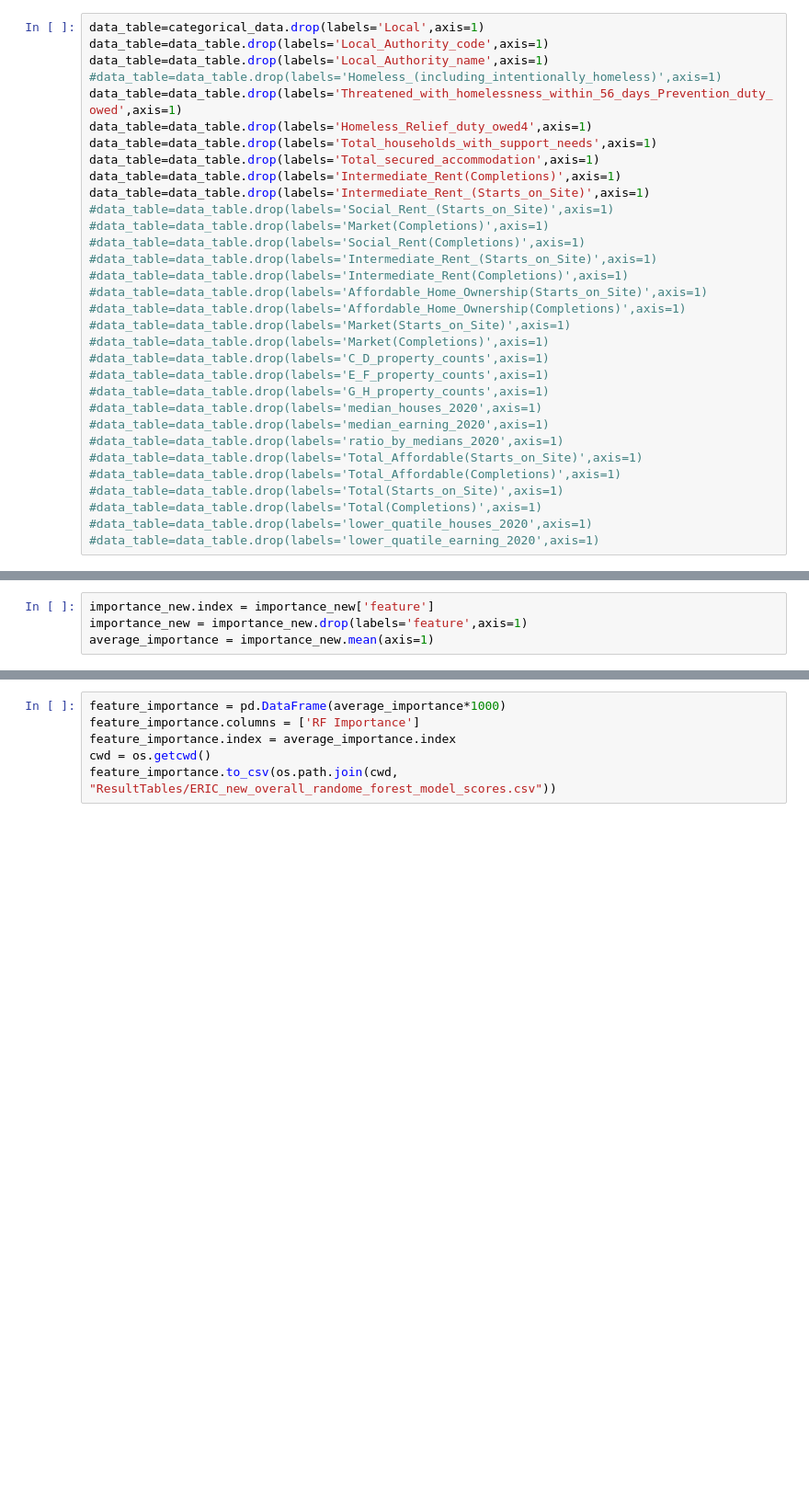
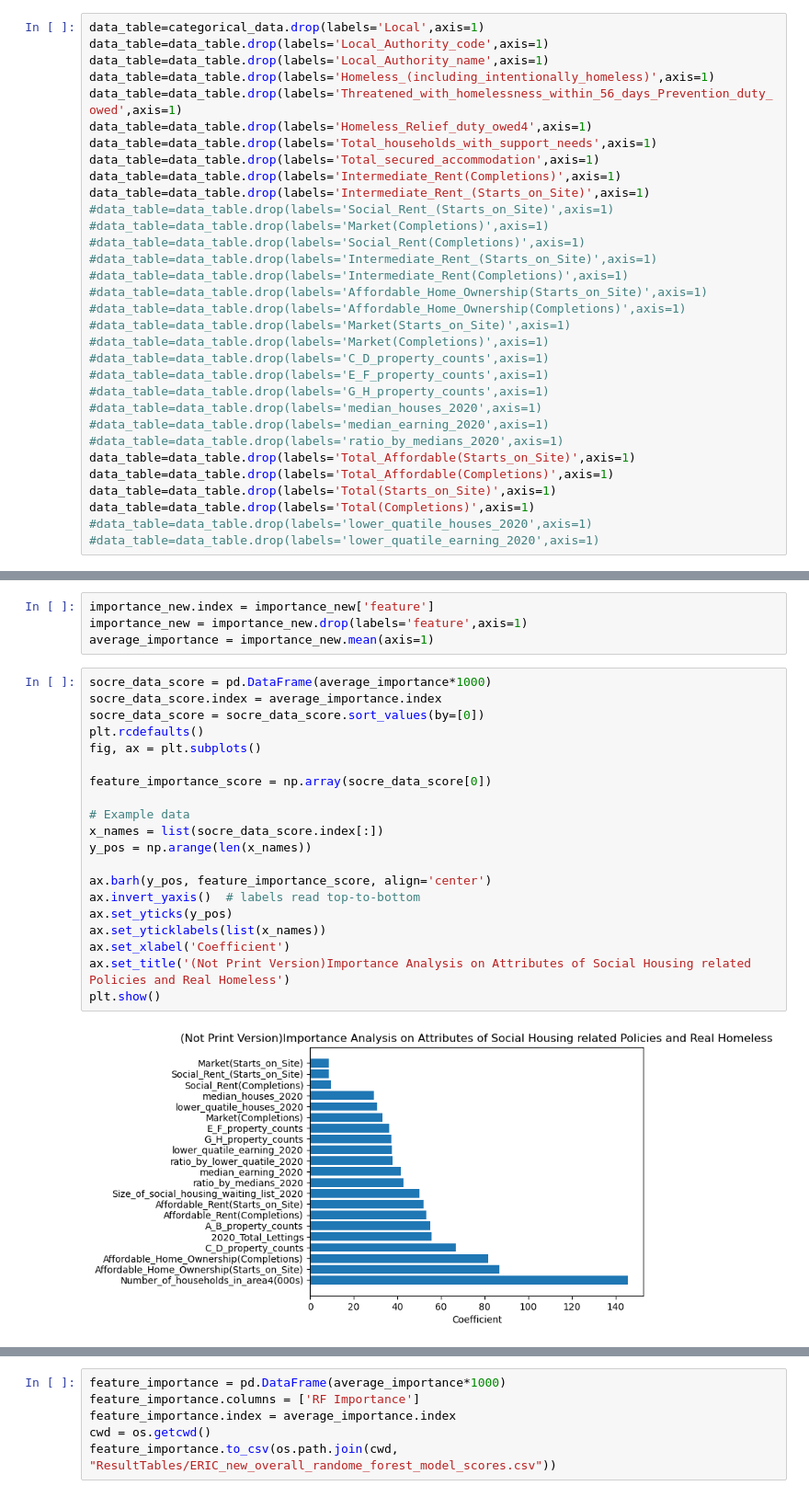
Before and after one commit to SIthodox2286/ADS_year3_project_8, a Jupyter notebook: ERIC_random_forest_analysis.ipynb, the cells around one changed output, grey strips where cells are left out. Shown at 92% size. Cells and saved outputs as stored; diff of their text form; blank space fills up the shorter version.

```diff
--- a/ERIC_random_forest_analysis.ipynb
+++ b/ERIC_random_forest_analysis.ipynb
@@ -277,7 +300,7 @@ feature_importance.to_csv(os.path.join(cwd, "ResultTables/ERIC_overall_randome_f
 data_table=categorical_data.drop(labels='Local',axis=1)
 data_table=data_table.drop(labels='Local_Authority_code',axis=1)
 data_table=data_table.drop(labels='Local_Authority_name',axis=1)
-#data_table=data_table.drop(labels='Homeless_(including_intentionally_homeless)',axis=1)
+data_table=data_table.drop(labels='Homeless_(including_intentionally_homeless)',axis=1)
 data_table=data_table.drop(labels='Threatened_with_homelessness_within_56_days_Prevention_duty_owed',axis=1)
 data_table=data_table.drop(labels='Homeless_Relief_duty_owed4',axis=1)
 data_table=data_table.drop(labels='Total_households_with_support_needs',axis=1)
@@ -299,10 +322,10 @@ data_table=data_table.drop(labels='Intermediate_Rent_(Starts_on_Site)',axis=1)
 #data_table=data_table.drop(labels='median_houses_2020',axis=1)
 #data_table=data_table.drop(labels='median_earning_2020',axis=1)
 #data_table=data_table.drop(labels='ratio_by_medians_2020',axis=1)
-#data_table=data_table.drop(labels='Total_Affordable(Starts_on_Site)',axis=1)
-#data_table=data_table.drop(labels='Total_Affordable(Completions)',axis=1)
-#data_table=data_table.drop(labels='Total(Starts_on_Site)',axis=1)
-#data_table=data_table.drop(labels='Total(Completions)',axis=1)
+data_table=data_table.drop(labels='Total_Affordable(Starts_on_Site)',axis=1)
+data_table=data_table.drop(labels='Total_Affordable(Completions)',axis=1)
+data_table=data_table.drop(labels='Total(Starts_on_Site)',axis=1)
+data_table=data_table.drop(labels='Total(Completions)',axis=1)
 #data_table=data_table.drop(labels='lower_quatile_houses_2020',axis=1)
 #data_table=data_table.drop(labels='lower_quatile_earning_2020',axis=1)
 # %%
@@ -399,3 +421,25 @@ plt.savefig('ERIC_accuracy_random_forest_new.png',bbox_inches='tight')
 importance_new.index = importance_new['feature']
 importance_new = importance_new.drop(labels='feature',axis=1)
 average_importance = importance_new.mean(axis=1)
+# %%
+socre_data_score = pd.DataFrame(average_importance*1000)
+socre_data_score.index = average_importance.index
+socre_data_score = socre_data_score.sort_values(by=[0])
+plt.rcdefaults()
+fig, ax = plt.subplots()
+
+feature_importance_score = np.array(socre_data_score[0])
+
+# Example data
+x_names = list(socre_data_score.index[:])
+y_pos = np.arange(len(x_names))
+
+ax.barh(y_pos, feature_importance_score, align='center')
+ax.invert_yaxis()  # labels read top-to-bottom
+ax.set_yticks(y_pos)
+ax.set_yticklabels(list(x_names))
+ax.set_xlabel('Coefficient')
+ax.set_title('(Not Print Version)Importance Analysis on Attributes of Social Housing related Policies and Real Homeless')
+plt.show()
+# %% [output]
+[figure, added]
```
Also changed, not shown: parts of 11 cells of this notebook, 7 other files.
